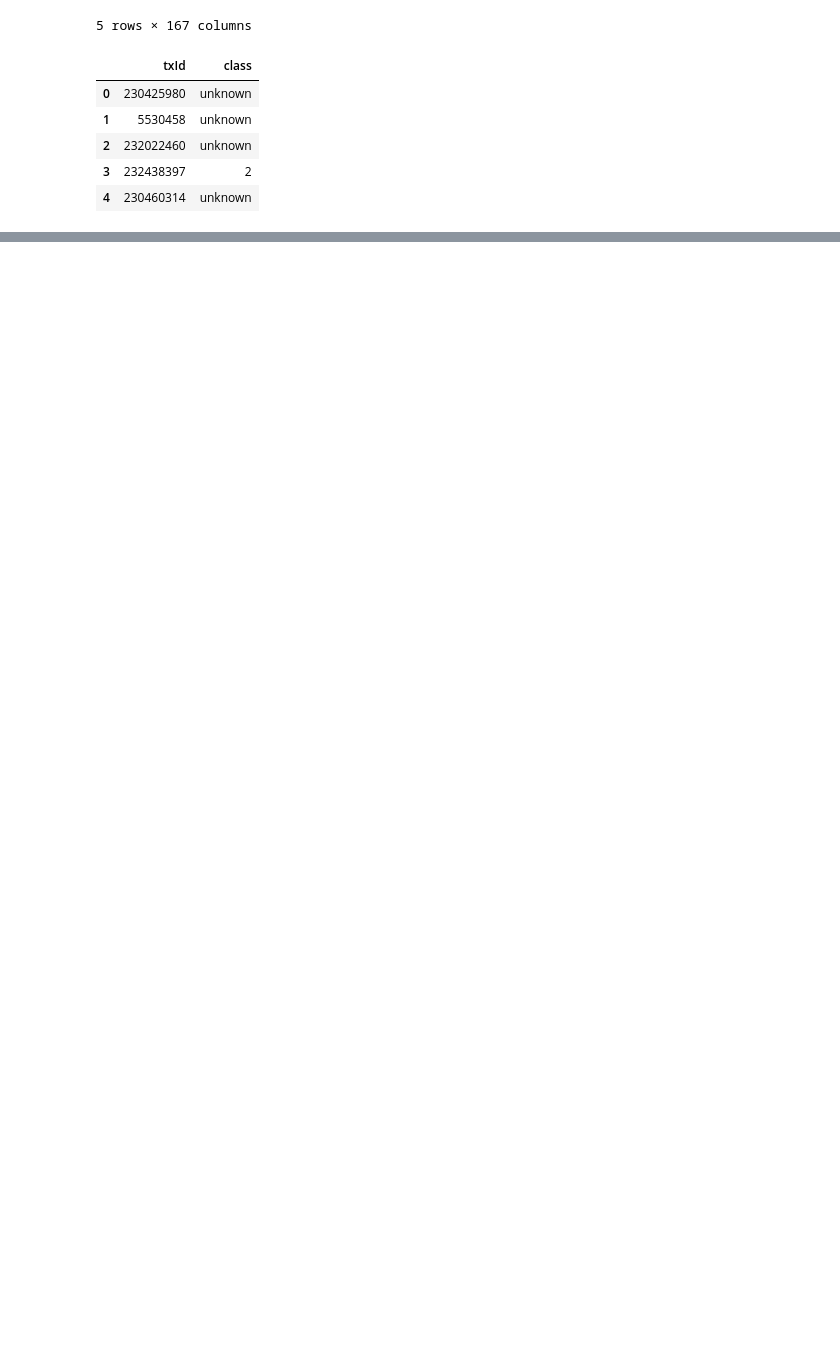
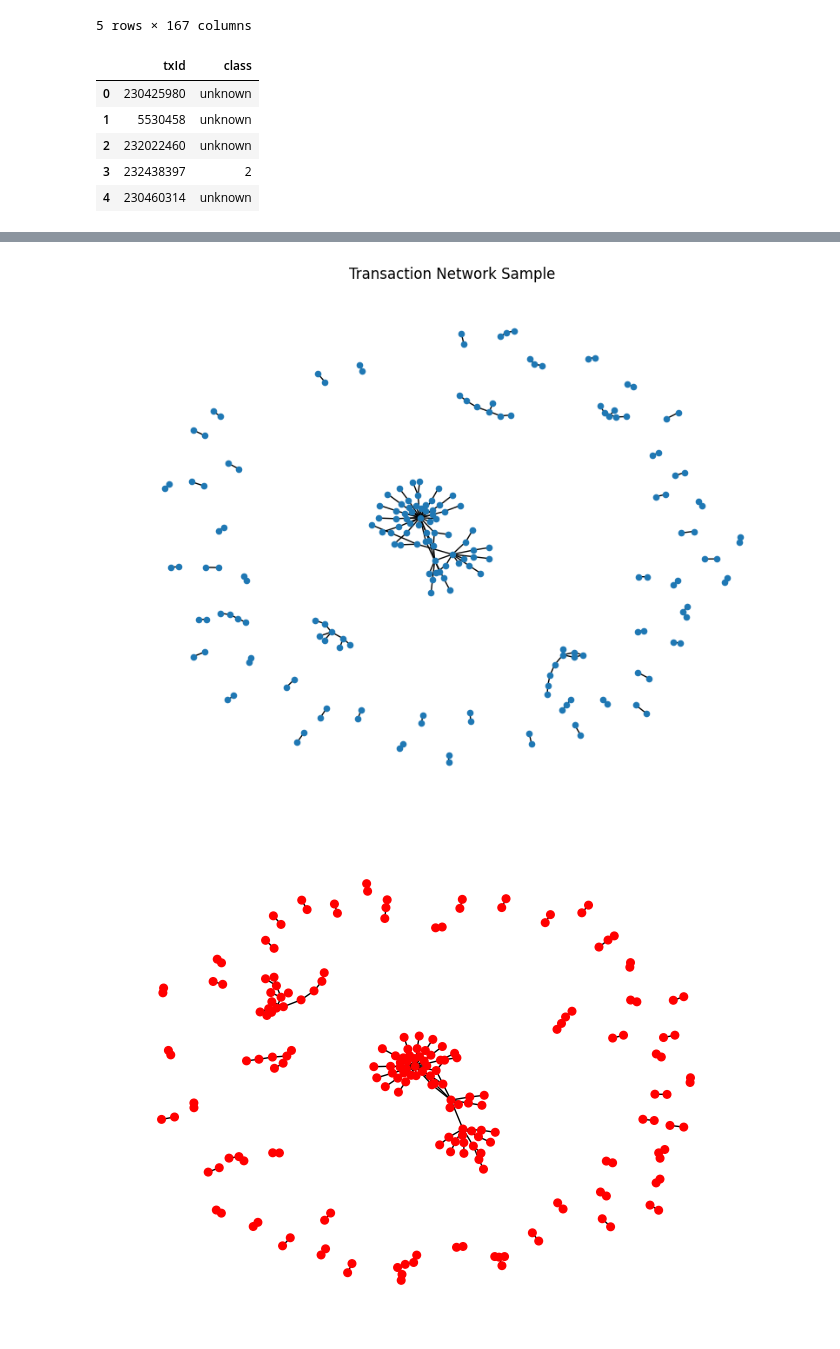
Before and after one commit to aishwary-vansh/Fraud-Detection-GNN-, a Jupyter notebook: notebooks/FinancialFraud.ipynb, the cells around one changed output, grey strips where cells are left out. Saved outputs shown, nothing was run; the diff lists cells and outputs as text; code cells hidden in the pictures; blank space fills up the shorter version.

```diff
--- a/notebooks/FinancialFraud.ipynb
+++ b/notebooks/FinancialFraud.ipynb
@@ -53,0 +51,9 @@ TypeError: 'tuple' object is not callable
+# %%
+features.rename(columns={0:"txId"}, inplace=True)
+
+data = features.merge(classes, on="txId")
+
+data = data[data["class"] != "unknown"]
+data["class"] = data["class"].astype(int) - 1
+
+data.head()
@@ -53,0 +193,7 @@ TypeError: 'tuple' object is not callable
+# %%
+pred = out.argmax(dim=1)
+
+print(classification_report(
+    graph_data.y[test_idx].cpu(),
+    pred[test_idx].cpu()
+))
@@ -53,0 +209,25 @@ TypeError: 'tuple' object is not callable
+# %%
+import networkx as nx
+G = nx.Graph()
+
+edges_list = edge_index.T.tolist()
+
+G.add_edges_from(edges_list)
+sub_nodes = list(G.nodes())[:200]
+
+subgraph = G.subgraph(sub_nodes)
+import matplotlib.pyplot as plt
+
+plt.figure(figsize=(8,6))
+
+nx.draw(subgraph, node_size=20)
+
+plt.title("Transaction Network Sample")
+
+plt.show()
+colors = ["red" if pred[i]==1 else "blue" for i in sub_nodes]
+
+nx.draw(subgraph, node_color=colors, node_size=30)
+# %% [output]
+[figure, added]
+[figure, added]
```
Also changed, not shown: parts of 14 cells of this notebook, 1 other file.
